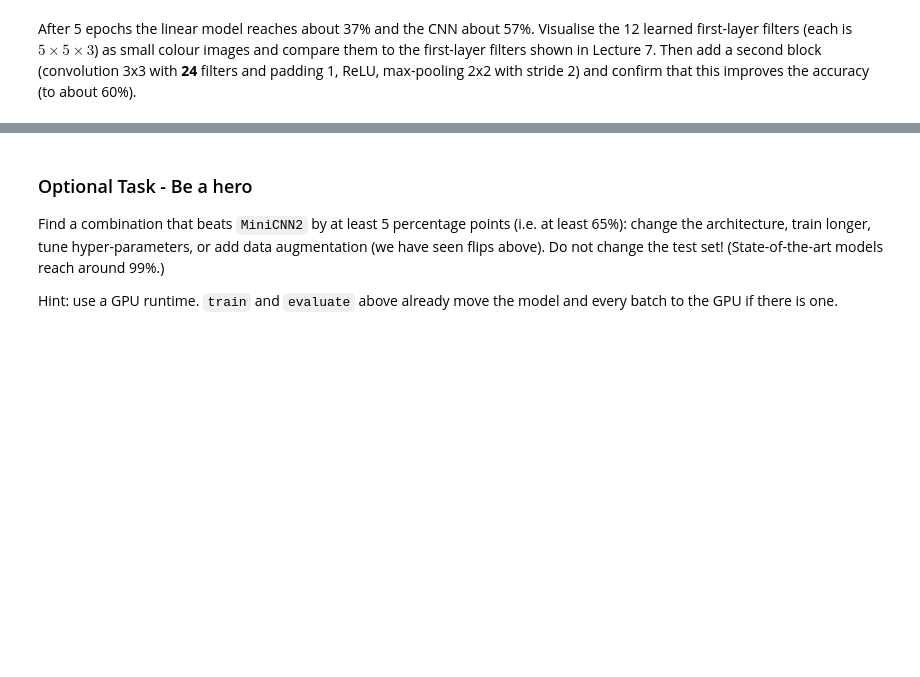
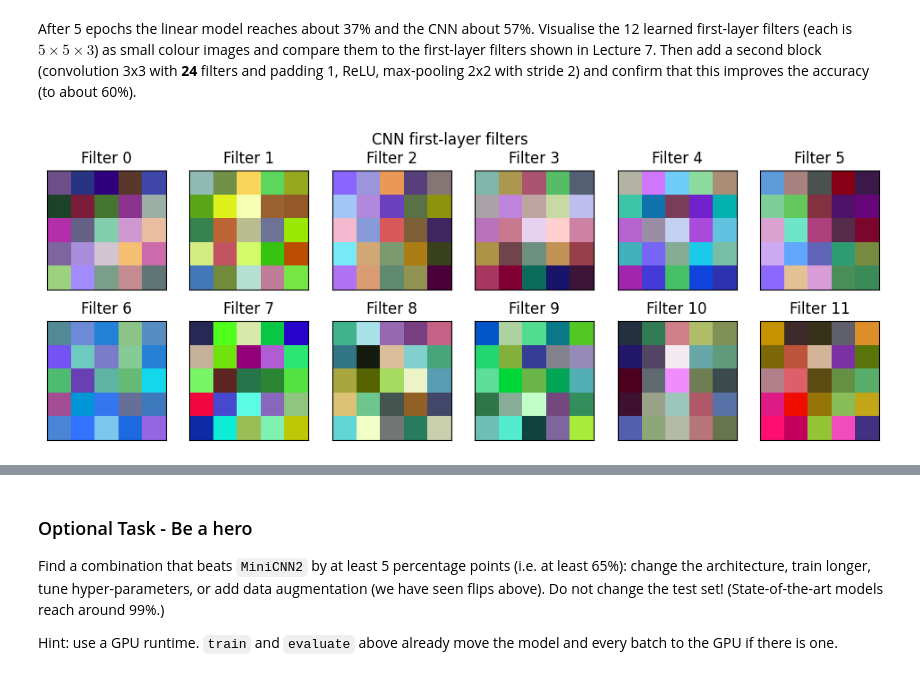
Before and after one commit to lcy412/computer_vision_praticals, a Jupyter notebook: practical2.ipynb, the cells around one changed output, grey strips where cells are left out. Saved outputs shown, nothing was run; the diff lists cells and outputs as text; code cells hidden in the pictures; blank space fills up the shorter version.

```diff
--- a/practical2.ipynb
+++ b/practical2.ipynb
@@ -262,9 +262,16 @@ class MiniCNN(torch.nn.Module):
     def __init__(self):
         super().__init__()
         # TODO: define the layers with parameters
+        self.conv = torch.nn.Conv2d(3, 12, kernel_size=5)
+        self.fc = torch.nn.Linear(12 * 14 * 14, 10)
 
     def forward(self, x):
         # TODO: define the forward pass
+        x = self.conv(x)
+        x = torch.relu(x)
+        x = torch.nn.functional.max_pool2d(x, 2, stride=2)
+        x = x.view(x.size(0), -1)
+        x = self.fc(x)
         return x
 
 cnn = train(MiniCNN(), train_loader, test_loader)  # about 57% after 5 epochs
@@ -286,0 +288,16 @@ cnn2 = train(MiniCNN2(), train_loader, test_loader, lr=0.002)
+# %%
+# Visualise the first-layer filters of cnn
+vis = Visualizer(2, 6, figsize=(12, 4), title='CNN first-layer filters')
+
+for i in range(12):
+    w = cnn.conv.weight[i].detach().cpu()
+    w = w.permute(1, 2, 0).numpy()[:, :, ::-1]
+
+    vis.add_image_subplot(
+        i // 6, i % 6,
+        w,
+        title_str=f'Filter {i}',
+        normalize=True
+    )
+# %% [output]
+[figure, added]
```
Also changed, not shown: parts of 7 cells of this notebook.
